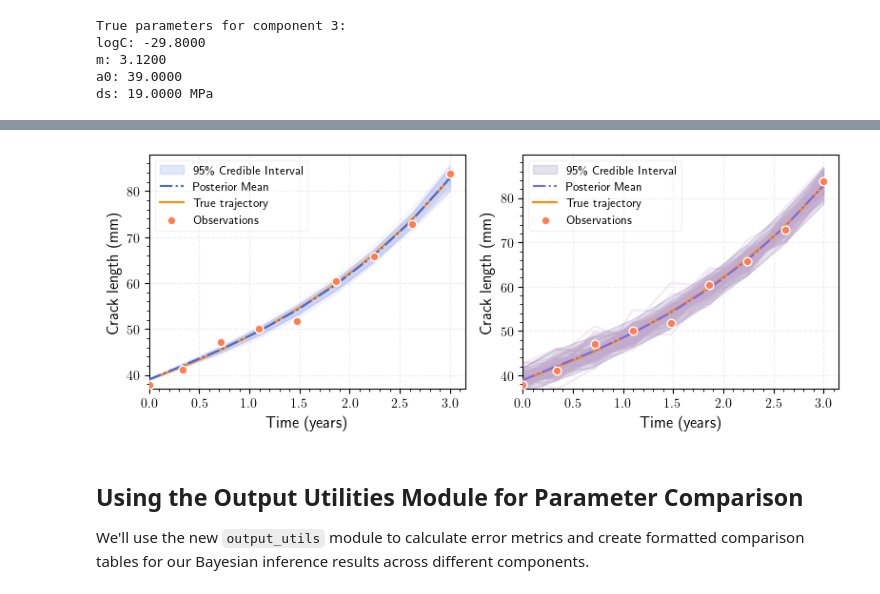
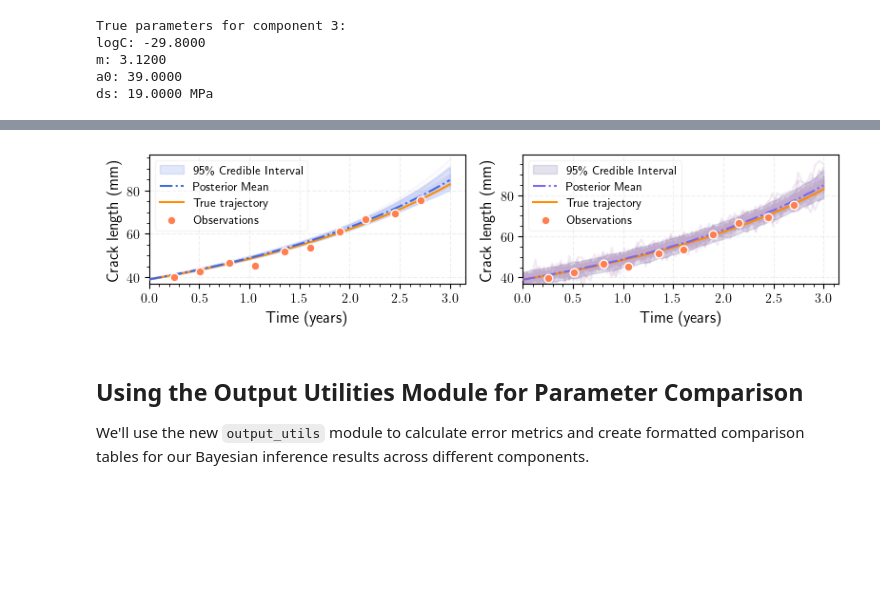
Before and after one commit to nsilionis/hierarchical-crack-growth-monitoring, a Jupyter notebook: notebooks/demo_classic_fatigue.ipynb, the cells around one changed output, grey strips where cells are left out. Saved outputs shown, nothing was run; the diff lists cells and outputs as text; code cells hidden in the pictures; blank space fills up the shorter version.

```diff
--- a/notebooks/demo_classic_fatigue.ipynb
+++ b/notebooks/demo_classic_fatigue.ipynb
@@ -322,12 +322,12 @@ from src.data_utils import CrackObservationGenerator
 obs_generator = CrackObservationGenerator(trajectories, random_seed=42)
 
 # Generate uniform observations with moderate noise
-uniform_observations = obs_generator.create_observations(
-    n_points=[18, 27, 9],            # 8 observations per component
+obs = obs_generator.create_observations(
+    n_points=[3, 5, 10],            # 8 observations per component
     strategy='uniform',    # Evenly spaced observations
     noise_std=1.5,           # 1.5mm standard deviation noise
-    include_endpoints=True,
-    random_seed=42
+    include_endpoints=False,
+    random_seed=28
 )
 # %% [markdown]
 Let's plot our observations alongside the target crack growth trajectories to make sure everything is as expected.
@@ -396,7 +396,7 @@ warnings.filterwarnings("ignore")
 # %%
 # Create the Bayesian model
 # We'll use the uniform observations we created earlier
-model = STLBayesianModel(priors=priors, crack_growth_data=uniform_observations)
+model = STLBayesianModel(priors=priors, crack_growth_data=obs)
 
 # Run inference with MCMC
 # For demonstration, we're using fewer samples than we would in practice
@@ -514,30 +511,22 @@ from src.visualisation import plot_posterior_predictive_stl
 # Get times and data for plotting
 true_times = trajectories['times'][component_idx]
 true_crack_lengths = trajectories['crack_lengths'][component_idx]
-observed_times = uniform_observations['times'][component_idx]
-observed_crack_lengths = uniform_observations['noisy_crack_lengths'][component_idx]
+observed_times = obs['times'][component_idx]
+observed_crack_lengths = obs['noisy_crack_lengths'][component_idx]
 # %%
-# Generate predictions using the proper posterior predictive sampling method
-posterior_predictive_output = model.generate_posterior_predictive(
-    num_samples=1000,
-    component_idx=component_idx,
-    navg=2.8e6,
-    random_seed=42
-)
-
 # Plot the predicted crack lengths (default behavior)
 fig1, ax1, stats = plot_posterior_predictive_stl(
     posterior_predictions=posterior_predictive_output,
     true_times=true_times,
     true_crack_lengths=true_crack_lengths,
     observed_times=observed_times,
     observed_crack_lengths=observed_crack_lengths,
-    max_samples=100,
-    figsize=(8.0, 3.2),
+    max_samples=50,
+    figsize=(8.0, 2.1),
     save_fig_name="post_pred_stl_classic_c3_9.pdf",
 )
 # %% [output]
-[figure, old version]
+[figure, new version]
 # %% [markdown]
 ## Using the Output Utilities Module for Parameter Comparison
 
```
Also changed, not shown: parts of 32 cells of this notebook.
